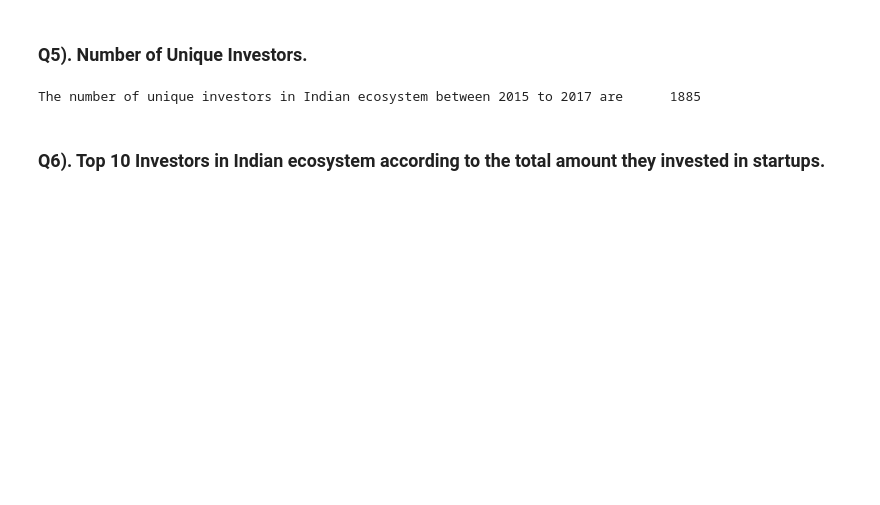
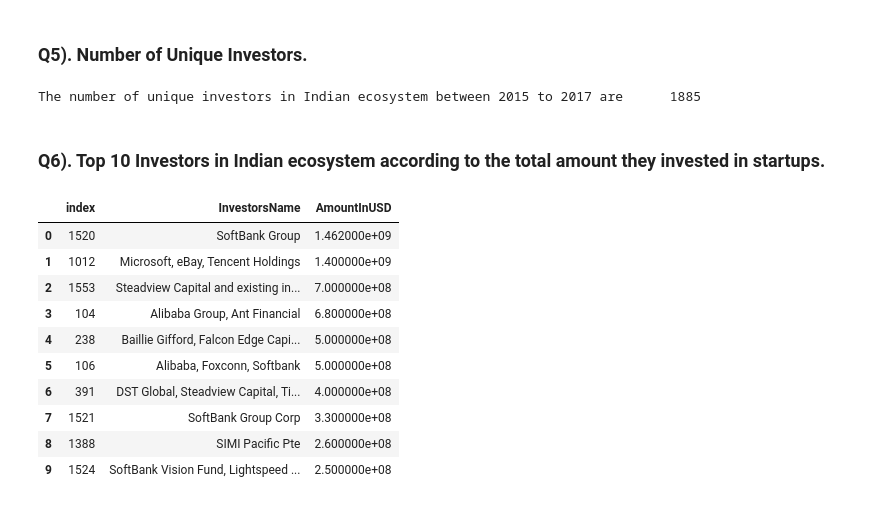
Before and after one commit to rahul221389/Exploration_Indian_Startups_Funding, a Jupyter notebook: indian startups.ipynb, the cells around one changed output. Cells and saved outputs as stored; diff of their text form; code cells hidden in the pictures; blank space fills up the shorter version.

```diff
--- a/indian startups.ipynb
+++ b/indian startups.ipynb
@@ -164,3 +164,19 @@ print(f"The number of unique investors in Indian ecosystem between 2015 to 2017
 The number of unique investors in Indian ecosystem between 2015 to 2017 are      1885
 # %% [markdown]
 ### Q6). Top 10 Investors in Indian ecosystem according to the total amount they invested in startups.
+# %%
+investor = df_startup.groupby('InvestorsName')['AmountInUSD'].sum().reset_index()
+investor.sort_values('AmountInUSD', inplace=True, ascending=False)
+investor.reset_index()[:10]
+# %% [output]
+|  | index | InvestorsName | AmountInUSD |
+| 0 | 1520 | SoftBank Group | 1.462000e+09 |
+| 1 | 1012 | Microsoft, eBay, Tencent Holdings | 1.400000e+09 |
+| 2 | 1553 | Steadview Capital and existing in... | 7.000000e+08 |
+| 3 | 104 | Alibaba Group, Ant Financial | 6.800000e+08 |
+| 4 | 238 | Baillie Gifford, Falcon Edge Capi... | 5.000000e+08 |
+| 5 | 106 | Alibaba, Foxconn, Softbank | 5.000000e+08 |
+| 6 | 391 | DST Global, Steadview Capital, Ti... | 4.000000e+08 |
+| 7 | 1521 | SoftBank Group Corp | 3.300000e+08 |
+| 8 | 1388 | SIMI Pacific Pte | 2.600000e+08 |
+| 9 | 1524 | SoftBank Vision Fund, Lightspeed ... | 2.500000e+08 |
```
Also changed, not shown: parts of 12 cells of this notebook.
